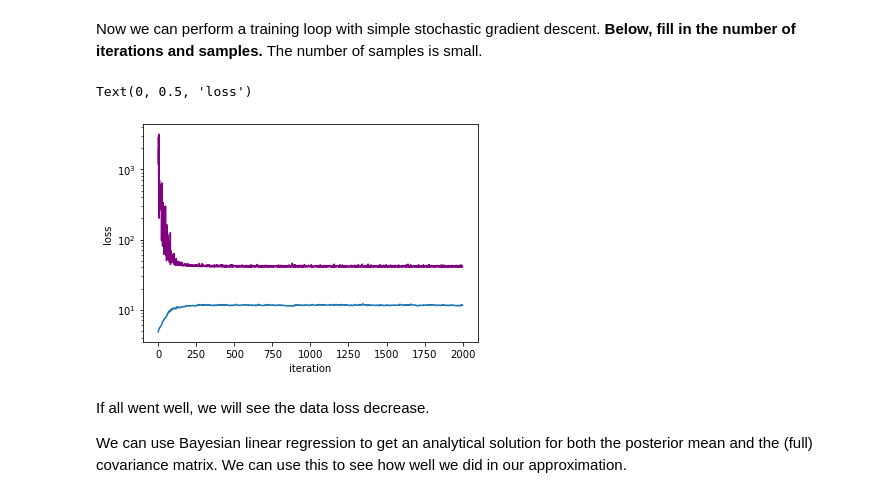
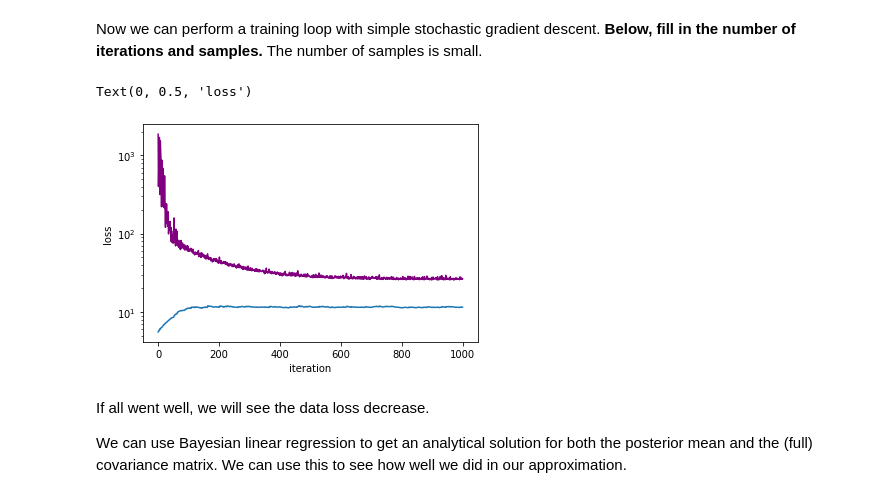
Before and after one commit to UMT-CSCI-591-Deep-Learning-2022/Week_15_VI, a Jupyter notebook: vi_linear_regression.ipynb, the cells around one changed output. Drawn from its saved outputs; the diff is of its cells as text; code cells hidden in the pictures.

```diff
--- a/vi_linear_regression.ipynb
+++ b/vi_linear_regression.ipynb
@@ -22,7 +22,7 @@ import seaborn as sns
 **Fill in the number of data points below.** Keep this number $\leq 50$ for ideal visualization.
 # %%
 # Number of datapoints
-n = # TODO
+n = 50
 
 # evenly spaced features
 x_train = torch.linspace(0,1,n)
@@ -37,7 +37,7 @@ W_true = torch.ones(2,1)
 sigma2_obs = 1e-2
 
 # Compute the true y and corrupt with noise
-y_true = # TODO: Hint, need "@"
+y_true = Phi @ W_true # TODO: Hint, need "@"
 noise = torch.randn(n,1)*np.sqrt(sigma2_obs)
 y_train = y_true + noise
 # %% [markdown]
@@ -100,14 +109,15 @@ $$
 with $\mathbf{w}_j \sim q(\mathbf{w})$ and $p(\mathbf{w})$ the prior defined above.  Thus we need a log-likelihood and a function that computes the (analytical) KL distribution between two diagonal normals.
 # %%
 def log_likelihood(y_pred,y_obs,sigma2_obs):
-    # TODO: Based on arguments, how would you calculate log likelihood?
-    return
+    return n/2*np.sqrt(2*np.pi*sigma2_obs) + 0.5/sigma2_obs*torch.sum((y_pred - y_obs)**2)
 
 
 def kl_gaussian_diagonal(mu_post,mu_prior,sigma2_post,sigma2_prior):
     k = len(mu_post)
-    log_det_ratio = # TODO: Calculate KL (see equation below)
-    sse = # TODO: Calculate sum squared error between the post and prior
+    # TODO: Calculate KL (see equation below)
+    log_det_ratio = torch.log(sigma2_prior).sum() - torch.log(sigma2_post).sum()
+    # TODO: Calculate sum squared error between the post and prior
+    sse = torch.sum((mu_post - mu_prior)**2/sigma2_prior)
     trace = (sigma2_post/sigma2_prior).sum()
     return 0.5*(log_det_ratio - k + sse + trace)
 # %% [markdown]
@@ -115,13 +125,13 @@ def kl_gaussian_diagonal(mu_post,mu_prior,sigma2_post,sigma2_prior):
 # %% [markdown]
 Now we can perform a training loop with simple stochastic gradient descent. **Below, fill in the number of iterations and samples.** The number of samples is small.
 # %%
-n_iterations = # TODO
+n_iterations = 1000
 
 # Number of likelihood evaluations for MC-approximation to data loss
 n_samples = 4
 
 # step size (this is annoying to tune: better to use ADAM)
-eta = # TODO
+eta = 1e-5
 
 data_losses = []
 kl_losses = []
@@ -133,41 +143,46 @@ for i in range(n_iterations):
     # Compute data loss
     L_data = 0
     for j in range(n_samples):
         # Sample parameters
-        W = # TODO (Hint: need mu and sigma of posterior, and you'll want to draw a sample from the normal distribution here)
-
+        # TODO (Hint: need mu and sigma of posterior, and you'll want to draw a sample from the normal distribution here)
+        W = mu_post + torch.randn(2,1)*sigma_post
         # Compute forward model
-        y_pred = # TODO (Hint: you might find something in the first cell useful here.)
+        # TODO (Hint: you might find something in the first cell useful here.)
+        y_pred = Phi @ W
 
         # Update data loss
-        L_data = L_data + (1/n_samples) * #TODO: What calculation goes after the "*"?
+        #TODO: What calculation goes after the "*"?
+        L_data = L_data + (1/n_samples) * log_likelihood(y_pred,y_train,sigma2_obs)
 
 
     # Compute KL-loss (prior)
-    L_kl = # TODO (You already completed this function. Don't forget to square sigma!)
+    # TODO (You already completed this function. Don't forget to square sigma!)
+    L_kl = kl_gaussian_diagonal(mu_post,mu_prior,sigma_post**2,sigma2_prior)
 
     L = L_data + L_kl
     L.backward()
 
     data_losses.append(L_data.detach())
     kl_losses.append(L_kl.detach())
 
     # Gradient descent
     with torch.no_grad():
         # For below, dont forget about the `.grad` attribute on torch tensors
-        mu_post -= # TODO: Descend the posterior's mu gradient
-        sigma_post -= # TODO: Descend the posterior's sigma gradient
+        # TODO: Descend the posterior's mu gradient
+        mu_post -= eta*mu_post.grad
+        # TODO: Descend the posterior's sigma gradient
+        sigma_post -= eta*sigma_post.grad
     mu_post.grad = None # This is supposed to be None! Don't change
     sigma_post.grad = None # This is supposed to be None! Don't change
 
 # Plot convergence
 plt.semilogy(data_losses, color='purple')
 plt.semilogy(kl_losses)
 plt.xlabel('iteration')
 plt.ylabel('loss')
 # %% [output]
 Text(0, 0.5, 'loss')
-[figure, old version]
+[figure, new version]
 # %% [markdown]
 If all went well, we will see the data loss decrease.
 
```
Also changed, not shown: parts of 12 cells of this notebook.
